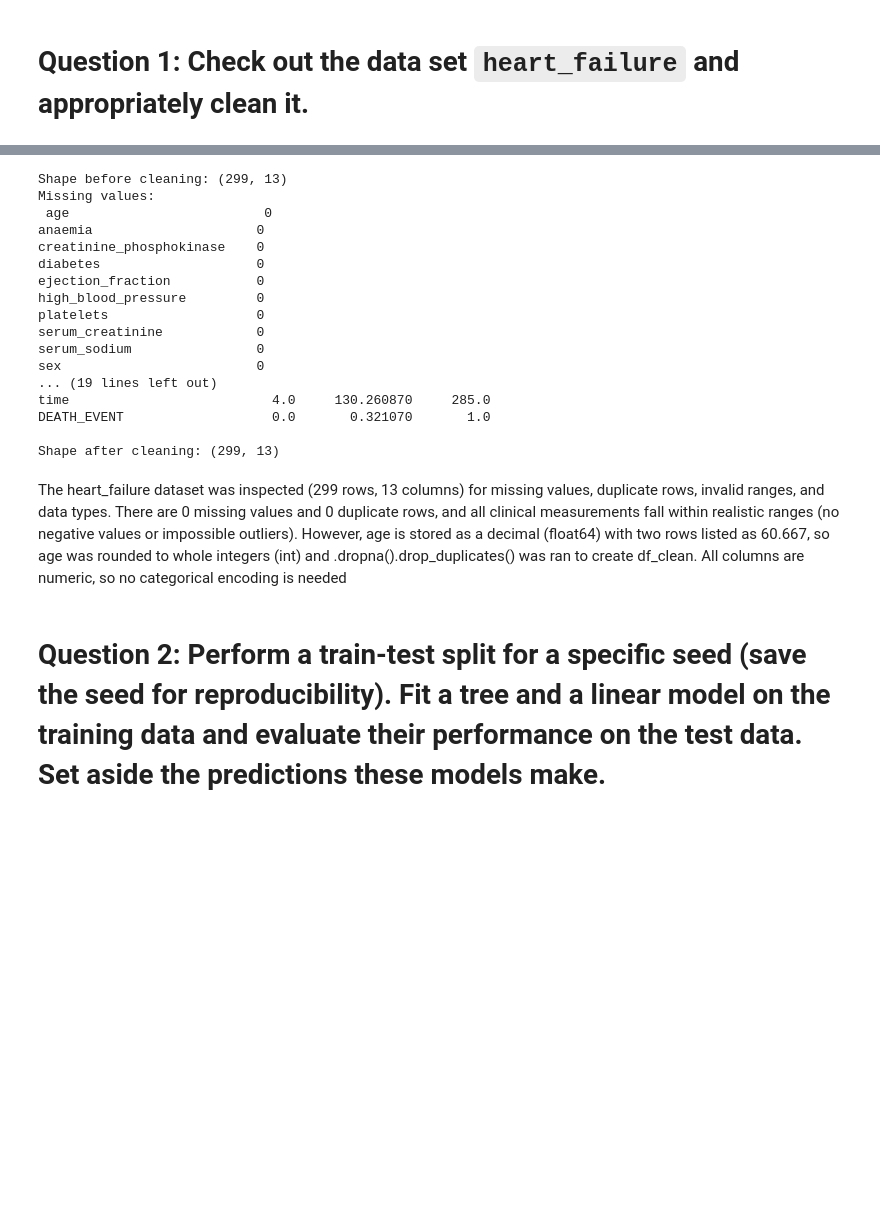
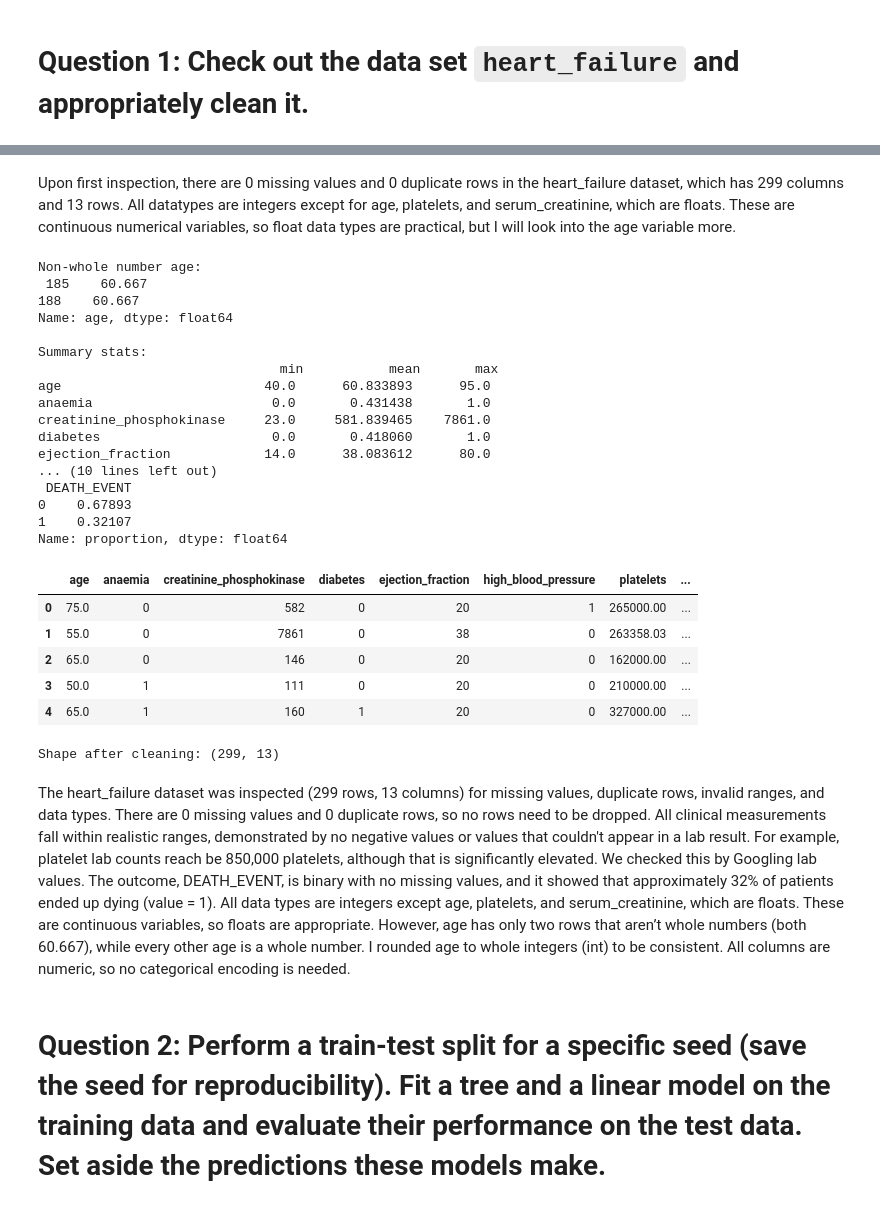
Before and after one commit to aureamc/L03-tree-stability, a Jupyter notebook: L03_notebook.ipynb, the cells around one changed output, grey strips where cells are left out. Saved outputs shown, nothing was run; the diff lists cells and outputs as text; code cells hidden in the pictures; blank space fills up the shorter version.

```diff
--- a/L03_notebook.ipynb
+++ b/L03_notebook.ipynb
@@ -37,42 +63,46 @@ notebook before beginning Phase 2.
+# %% [markdown]
+Upon first inspection, there are 0 missing values and 0 duplicate rows in the heart_failure dataset, which has 299 columns and 13 rows. All datatypes are integers except for age, platelets, and serum_creatinine, which are floats. These are continuous numerical variables, so float data types are practical, but I will look into the age variable more.
+# %%
+print("Non-whole number age:\n", df[df['age'] != df['age'].round()]['age'])
+print("\nSummary stats:\n", df.describe().T[['min', 'mean', 'max']])
+print("\nTarget variable:\n", df['DEATH_EVENT'].value_counts(normalize=True))
+df.head()
+# %% [output]
+Non-whole number age:
+ 185    60.667
+188    60.667
+Name: age, dtype: float64
+
+Summary stats:
+                               min           mean       max
+age                          40.0      60.833893      95.0
+anaemia                       0.0       0.431438       1.0
+creatinine_phosphokinase     23.0     581.839465    7861.0
+diabetes                      0.0       0.418060       1.0
+ejection_fraction            14.0      38.083612      80.0
+... (10 lines left out)
+ DEATH_EVENT
+0    0.67893
+1    0.32107
+Name: proportion, dtype: float64
+|  | age | anaemia | creatinine_phosphokinase | diabetes | ejection_fraction | high_blood_pressure | platelets | ... |
+| 0 | 75.0 | 0 | 582 | 0 | 20 | 1 | 265000.00 | ... |
+| 1 | 55.0 | 0 | 7861 | 0 | 38 | 0 | 263358.03 | ... |
+| 2 | 65.0 | 0 | 146 | 0 | 20 | 0 | 162000.00 | ... |
+| 3 | 50.0 | 1 | 111 | 0 | 20 | 0 | 210000.00 | ... |
+| 4 | 65.0 | 1 | 160 | 1 | 20 | 0 | 327000.00 | ... |
 # %%
-import pandas as pd
-
-# check and clean the dataset
-df = pd.read_csv('data/heart_failure/heart_failure_clinical_records_dataset.csv')
-
-print("Shape before cleaning:", df.shape)
-print("Missing values:\n", df.isnull().sum())
-print("Duplicate rows:", df.duplicated().sum())
-print("\nSummary stats:\n", df.describe().T[['min', 'mean', 'max']])
-
-# clean the dataset:
-# drop any missing values or duplicate rows
-df_clean = df.dropna().drop_duplicates().copy()
+# clean the dataset
+df_clean = df.copy()
 
 # fix fractional ages (two rows have 60.667) by rounding to whole integers
 df_clean['age'] = df_clean['age'].round().astype(int)
 
-print("\nShape after cleaning:", df_clean.shape)
+print("Shape after cleaning:", df_clean.shape)
 # %% [output]
-Shape before cleaning: (299, 13)
-Missing values:
- age                         0
-anaemia                     0
-creatinine_phosphokinase    0
-diabetes                    0
-ejection_fraction           0
-high_blood_pressure         0
-platelets                   0
-serum_creatinine            0
-serum_sodium                0
-sex                         0
-... (19 lines left out)
-time                          4.0     130.260870     285.0
-DEATH_EVENT                   0.0       0.321070       1.0
-
 Shape after cleaning: (299, 13)
 # %% [markdown]
-The heart_failure dataset was inspected (299 rows, 13 columns) for missing values, duplicate rows, invalid ranges, and data types. There are 0 missing values and 0 duplicate rows, and all clinical measurements fall within realistic ranges (no negative values or impossible outliers). However, age is stored as a decimal (float64) with two rows listed as 60.667, so age was rounded to whole integers (int) and .dropna().drop_duplicates() was ran to create df_clean. All columns are numeric, so no categorical encoding is needed
+The heart_failure dataset was inspected (299 rows, 13 columns) for missing values, duplicate rows, invalid ranges, and data types. There are 0 missing values and 0 duplicate rows, so no rows need to be dropped. All clinical measurements fall within realistic ranges, demonstrated by no negative values or values that couldn't appear in a lab result. For example, platelet lab counts reach be 850,000 platelets, although that is significantly elevated. We checked this by Googling lab values. The outcome, DEATH_EVENT, is binary with no missing values, and it showed that approximately 32% of patients ended up dying (value = 1). All data types are integers except age, platelets, and serum_creatinine, which are floats. These are continuous variables, so floats are appropriate. However, age has only two rows that aren’t whole numbers (both 60.667), while every other age is a whole number. I rounded age to whole integers (int) to be consistent. All columns are numeric, so no categorical encoding is needed.
 # %% [markdown]
 # Question 2: Perform a train-test split for a specific seed (save the seed for reproducibility). Fit a tree and a linear model on the training data and evaluate their performance on the test data. Set aside the predictions these models make.
 # %%
```
Also changed, not shown: parts of 13 cells of this notebook.
